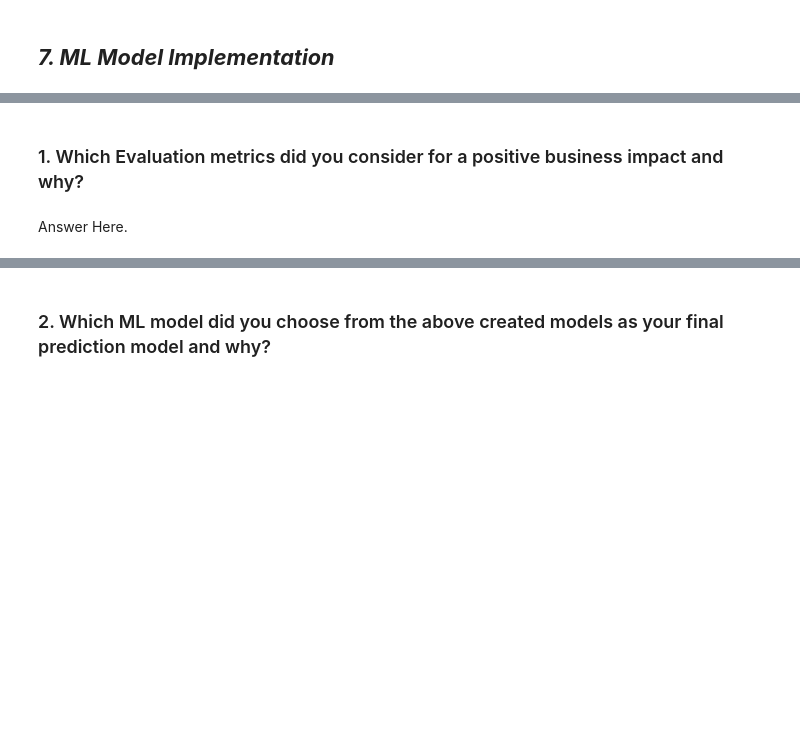
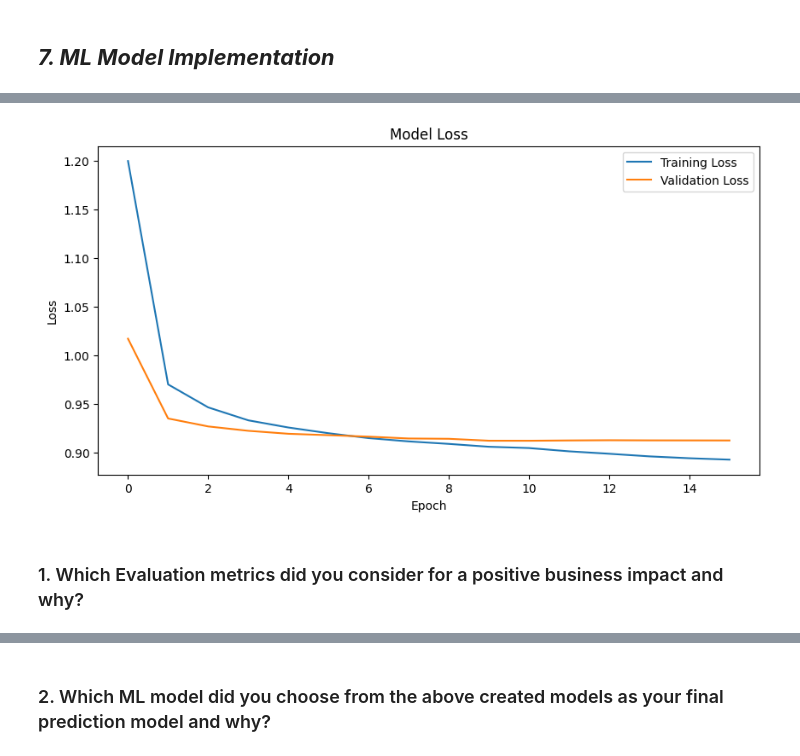
Before and after one commit to akshat-mishra-ds/E-Commerce-Customer-Satisfaction-Score-Prediction, a Jupyter notebook: DeepCSAT_E_Commerce_Customer_Satisfaction_Score_Prediction.ipynb, the cells around one changed output, grey strips where cells are left out. Saved outputs shown, nothing was run; the diff lists cells and outputs as text; code cells hidden in the pictures; blank space fills up the shorter version.

```diff
--- a/DeepCSAT_E_Commerce_Customer_Satisfaction_Score_Prediction.ipynb
+++ b/DeepCSAT_E_Commerce_Customer_Satisfaction_Score_Prediction.ipynb
@@ -1012,7 +1012,7 @@ print("Working dataset created successfully.")
 Working dataset created successfully.
 # %%
 # Remove unique id and order_id
-columns_to_drop = [ 'Unique id', 'Order_id' ]
+columns_to_drop = [ 'Unique id', 'Order_id', 'Agent_name', 'Customer_City' ]
 
 for col in columns_to_drop:
 
@@ -1278,4 +1697,23 @@ Answer Here.
+# %%
+# ==================================================
+# Plot Training and Validation Loss Curves
+# ==================================================
+# Used to monitor model learning and detect overfitting or underfitting during training
+
+plt.figure(figsize=(10,5))
+
+# Plot training and validation loss across epochs
+plt.plot(history.history['loss'], label='Training Loss')
+plt.plot(history.history['val_loss'], label='Validation Loss')
+
+# Add chart labels and legend
+plt.title('Model Loss')
+plt.xlabel('Epoch')
+plt.ylabel('Loss')
+plt.legend()
+
+plt.show()
+# %% [output]
+[figure, added]
 # %% [markdown]
 ### 1. Which Evaluation metrics did you consider for a positive business impact and why?
-# %% [markdown]
-Answer Here.
```
Also changed, not shown: parts of 158 cells of this notebook.
